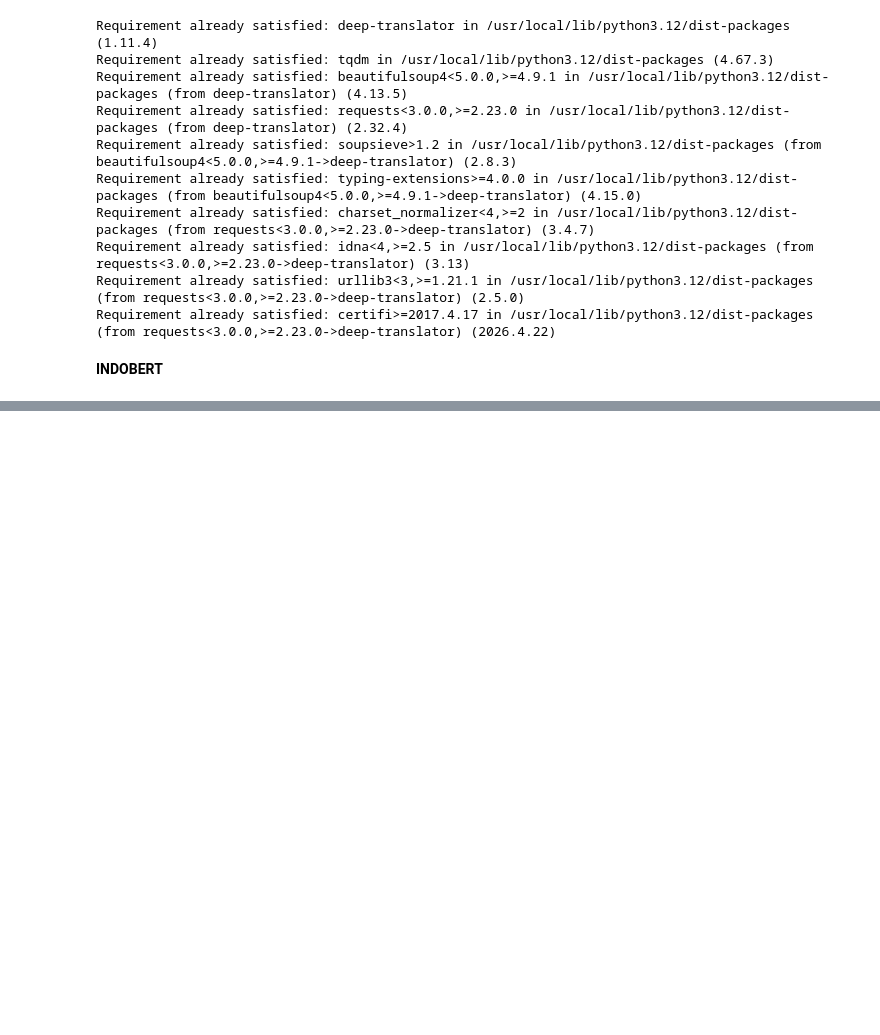
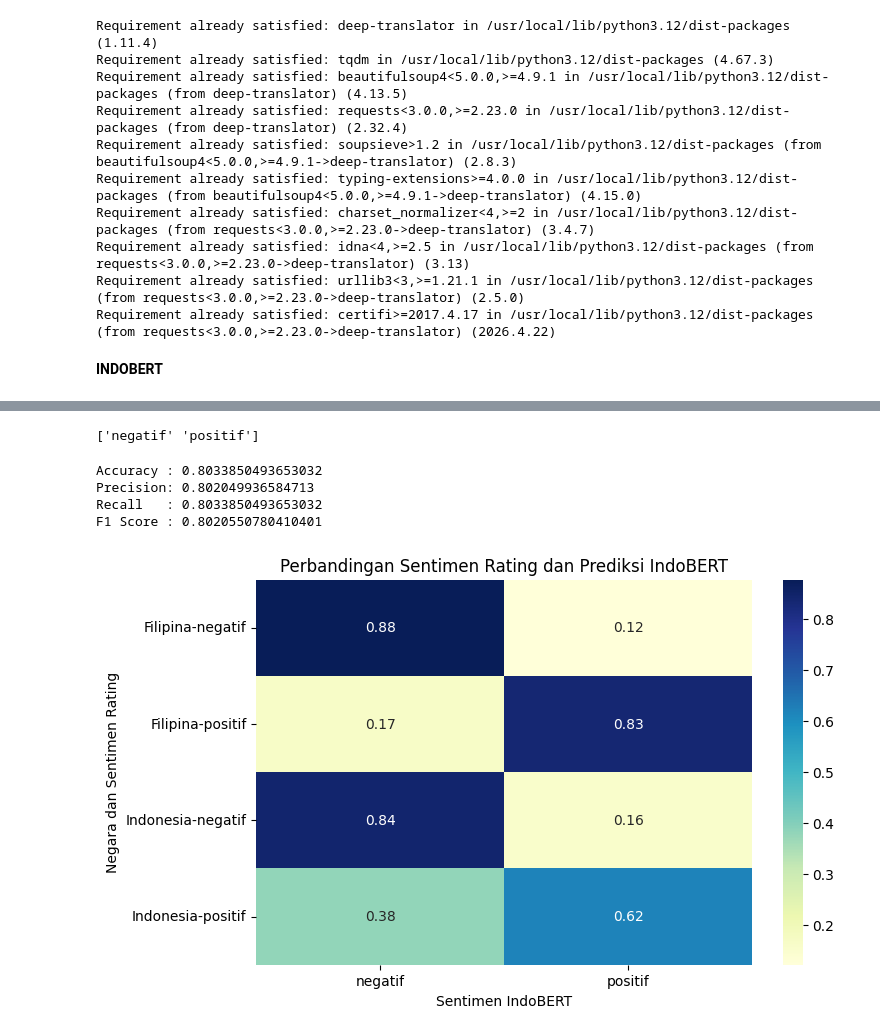
Before and after one commit to Desichh/BIG-DATA, a Jupyter notebook: PROJECT BIG DATA/Notebook Final (42.791 Data).ipynb, the cells around one changed output, grey strips where cells are left out. Saved outputs shown, nothing was run; the diff lists cells and outputs as text; code cells hidden in the pictures; blank space fills up the shorter version.

```diff
--- a/PROJECT BIG DATA/Notebook Final (42.791 Data).ipynb
+++ b/PROJECT BIG DATA/Notebook Final (42.791 Data).ipynb
@@ -336,0 +339,2 @@ df.to_csv("mlbb_review_translated.csv", index=False)
+# %%
+df_1 = pd.read_csv("mlbb_review_translated.csv")
@@ -336,0 +363,5 @@ df.to_csv("mlbb_review_translated.csv", index=False)
+# %%
+sentiment = pipeline(
+    "sentiment-analysis",
+    model="distilbert-base-uncased-finetuned-sst-2-english"
+)
@@ -336,0 +421,10 @@ df.to_csv("mlbb_review_translated.csv", index=False)
+# %%
+def simplify_sentiment(label):
+    if label == "NEGATIVE":
+        return "negatif"
+    elif label == "POSITIVE":
+        return "positif"
+    else:
+        return None # Handle unexpected labels if any
+
+df_1["sentimen_final"] = df_1["prediksi_indobert"].apply(simplify_sentiment)
@@ -336,0 +451,45 @@ df.to_csv("mlbb_review_translated.csv", index=False)
+# %%
+print(df_1['sentimen_rating'].unique())
+# %% [output]
+['negatif' 'positif']
+# %%
+from sklearn.metrics import accuracy_score, precision_score, recall_score, f1_score
+
+y_true = df_1['sentimen_rating']
+y_pred = df_1['sentimen_final']
+
+accuracy = accuracy_score(y_true, y_pred)
+precision = precision_score(y_true, y_pred, average='weighted')
+recall = recall_score(y_true, y_pred, average='weighted')
+f1 = f1_score(y_true, y_pred, average='weighted')
+
+print("Accuracy :", accuracy)
+print("Precision:", precision)
+print("Recall   :", recall)
+print("F1 Score :", f1)
+# %% [output]
+Accuracy : 0.8033850493653032
+Precision: 0.802049936584713
+Recall   : 0.8033850493653032
+F1 Score : 0.8020550780410401
+# %%
+import seaborn as sns
+import matplotlib.pyplot as plt
+
+tab = pd.crosstab(
+    [df_1['negara'], df_1['sentimen_rating']],
+    df_1['sentimen_final'],
+    normalize='index'
+)
+
+plt.figure(figsize=(8,5))
+
+sns.heatmap(tab, annot=True, cmap="YlGnBu")
+
+plt.title("Perbandingan Sentimen Rating dan Prediksi IndoBERT")
+plt.xlabel("Sentimen IndoBERT")
+plt.ylabel("Negara dan Sentimen Rating")
+
+plt.show()
+# %% [output]
+[figure, added]
```
Also changed, not shown: parts of 10 cells of this notebook.
